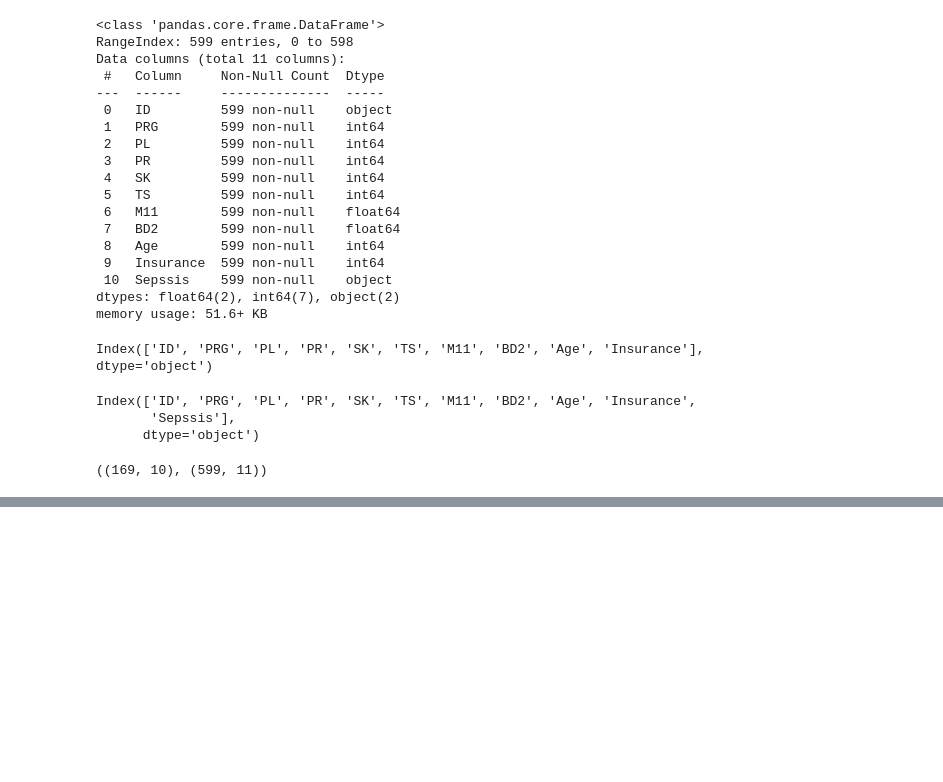
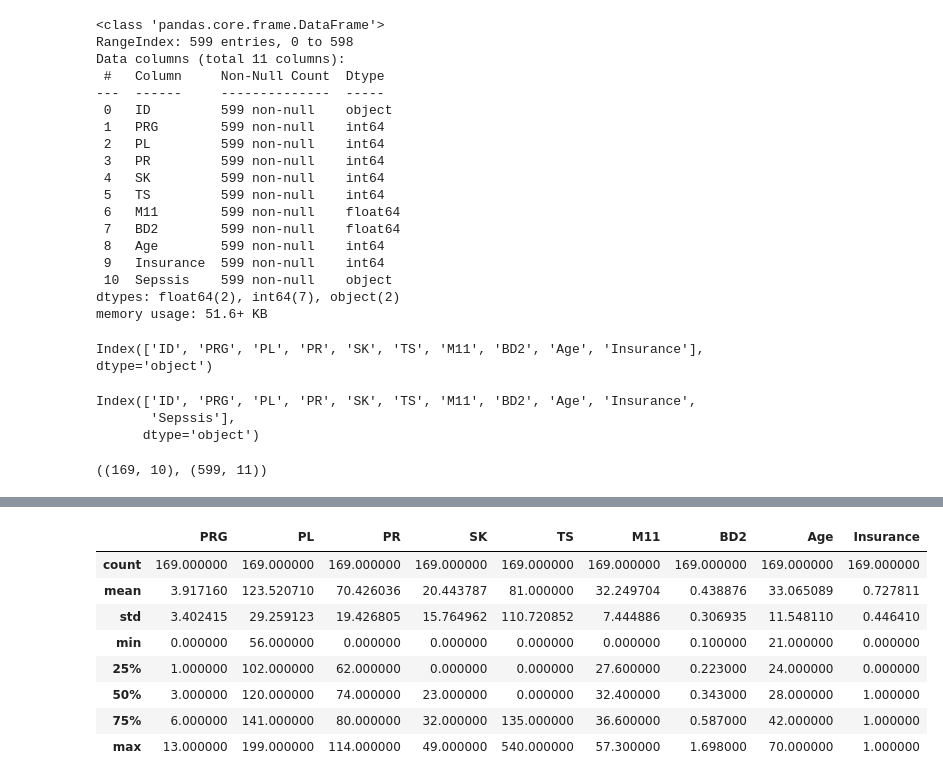
Before and after one commit to Samidirbsa/Career_Accelerator_P5-ML_API, a Jupyter notebook: Notebook.ipynb, the cells around one changed output, grey strips where cells are left out. Cells and saved outputs as stored; diff of their text form; code cells hidden in the pictures; blank space fills up the shorter version.

```diff
--- a/Notebook.ipynb
+++ b/Notebook.ipynb
@@ -180,0 +224,13 @@ df_Paitients_Files_Test.shape, df_Paitients_Files_Train.shape
+# %%
+# Display summary statistics for df_Paitients_Files_Test dataset
+df_Paitients_Files_Test.describe()
+# %% [output]
+|  | PRG | PL | PR | SK | TS | M11 | BD2 | Age | Insurance |
+| count | 169.000000 | 169.000000 | 169.000000 | 169.000000 | 169.000000 | 169.000000 | 169.000000 | 169.000000 | 169.000000 |
+| mean | 3.917160 | 123.520710 | 70.426036 | 20.443787 | 81.000000 | 32.249704 | 0.438876 | 33.065089 | 0.727811 |
+| std | 3.402415 | 29.259123 | 19.426805 | 15.764962 | 110.720852 | 7.444886 | 0.306935 | 11.548110 | 0.446410 |
+| min | 0.000000 | 56.000000 | 0.000000 | 0.000000 | 0.000000 | 0.000000 | 0.100000 | 21.000000 | 0.000000 |
+| 25% | 1.000000 | 102.000000 | 62.000000 | 0.000000 | 0.000000 | 27.600000 | 0.223000 | 24.000000 | 0.000000 |
+| 50% | 3.000000 | 120.000000 | 74.000000 | 23.000000 | 0.000000 | 32.400000 | 0.343000 | 28.000000 | 1.000000 |
+| 75% | 6.000000 | 141.000000 | 80.000000 | 32.000000 | 135.000000 | 36.600000 | 0.587000 | 42.000000 | 1.000000 |
+| max | 13.000000 | 199.000000 | 114.000000 | 49.000000 | 540.000000 | 57.300000 | 1.698000 | 70.000000 | 1.000000 |
```
Also changed, not shown: parts of 8 cells of this notebook.
